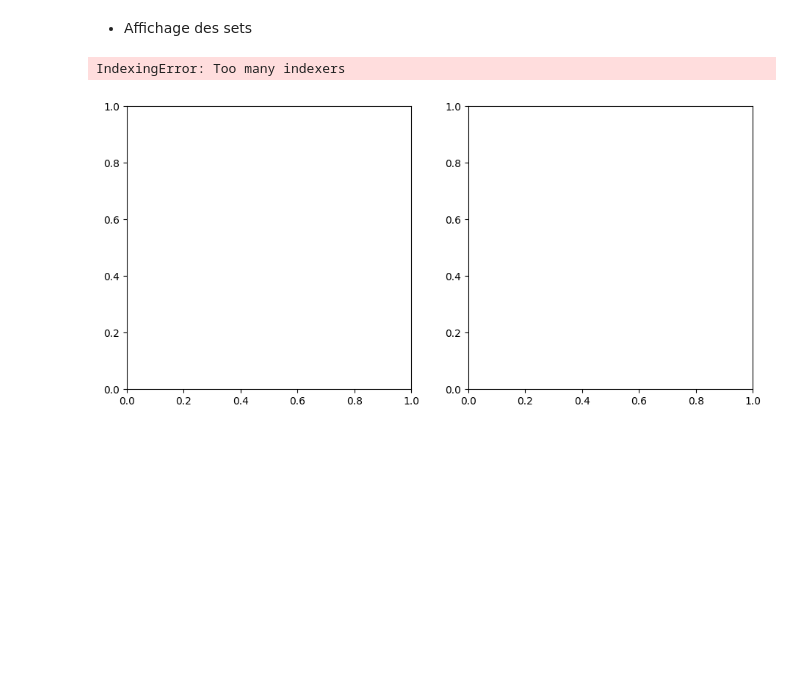
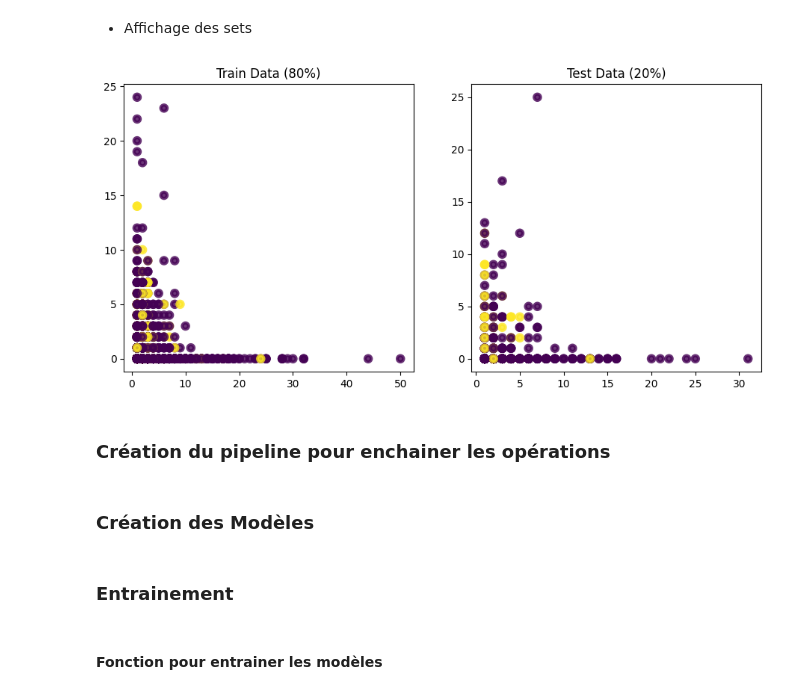
Before and after one commit to Atji00/CreditScoringModel, a Jupyter notebook: credit_scoring_model.ipynb, the cells around one changed output. Drawn from its saved outputs; the diff is of its cells as text; code cells hidden in the pictures; blank space fills up the shorter version.

Commit message:
Entrainement des modeles bagging et boosting sur le jeux de données

```diff
--- a/credit_scoring_model.ipynb
+++ b/credit_scoring_model.ipynb
@@ -450,8 +594,8 @@ corr_pearson(data, target = "credit_subscribed", variables = numvars)
 # %% [markdown]
 - selection des variables (features)
 # %%
-X_cats = ['job', 'marital','housing', 'loan','poutcome']
-X_nums = ['balance','campaign', 'previous']
+X_cats = ['housing', 'loan','poutcome']
+X_nums = ['age','campaign', 'previous']
 # %%
 #Séparer les données en features (X) et target (y)
 features = data[X_cats + X_nums]
@@ -476,13 +620,14 @@ Taille de l'ensemble de test : 905
 - Affichage des sets
 # %%
 fig, ax=plt.subplots(1,2,figsize=(11,5), sharex=False, sharey=False)
-ax1, ax2= ax
-ax1.scatter(X_train.iloc[:,0],X_train.iloc[:,1], c=y_train, alpha=0.8, lw=3)
+ax1, ax3= ax
+ax1.scatter(X_train.iloc[:,6],X_train.iloc[:,7], c=y_train, alpha=0.8, lw=3)
 ax1.set_title('Train Data (80%)')
-ax2.scatter(X_test.iloc[:,0],X_test.iloc[:,1], c=y_test, alpha=0.8, lw=3)
-ax2.set_title('Test Data (20%)')
+ax3.scatter(X_test.iloc[:,6],X_test.iloc[:,7], c=y_test, alpha=0.8, lw=3)
+ax3.set_title('Test Data (20%)')
 plt.show()
 # %% [output]
-IndexingError: Too many indexers
-[figure, old version]
+[figure, new version]
+# %% [markdown]
+### Création du pipeline pour enchainer les opérations
 # %%
@@ -508 +649,3 @@ def create_pipeline(model:any, numericvars:list, categoryvars: list):
     return pipeline
+# %% [markdown]
+### Création des Modèles
@@ -508,0 +680,4 @@ def create_pipeline(model:any, numericvars:list, categoryvars: list):
+# %% [markdown]
+### Entrainement
+# %% [markdown]
+#### Fonction pour entrainer les modèles
```
Also changed, not shown: parts of 36 cells of this notebook, 1 other file.
